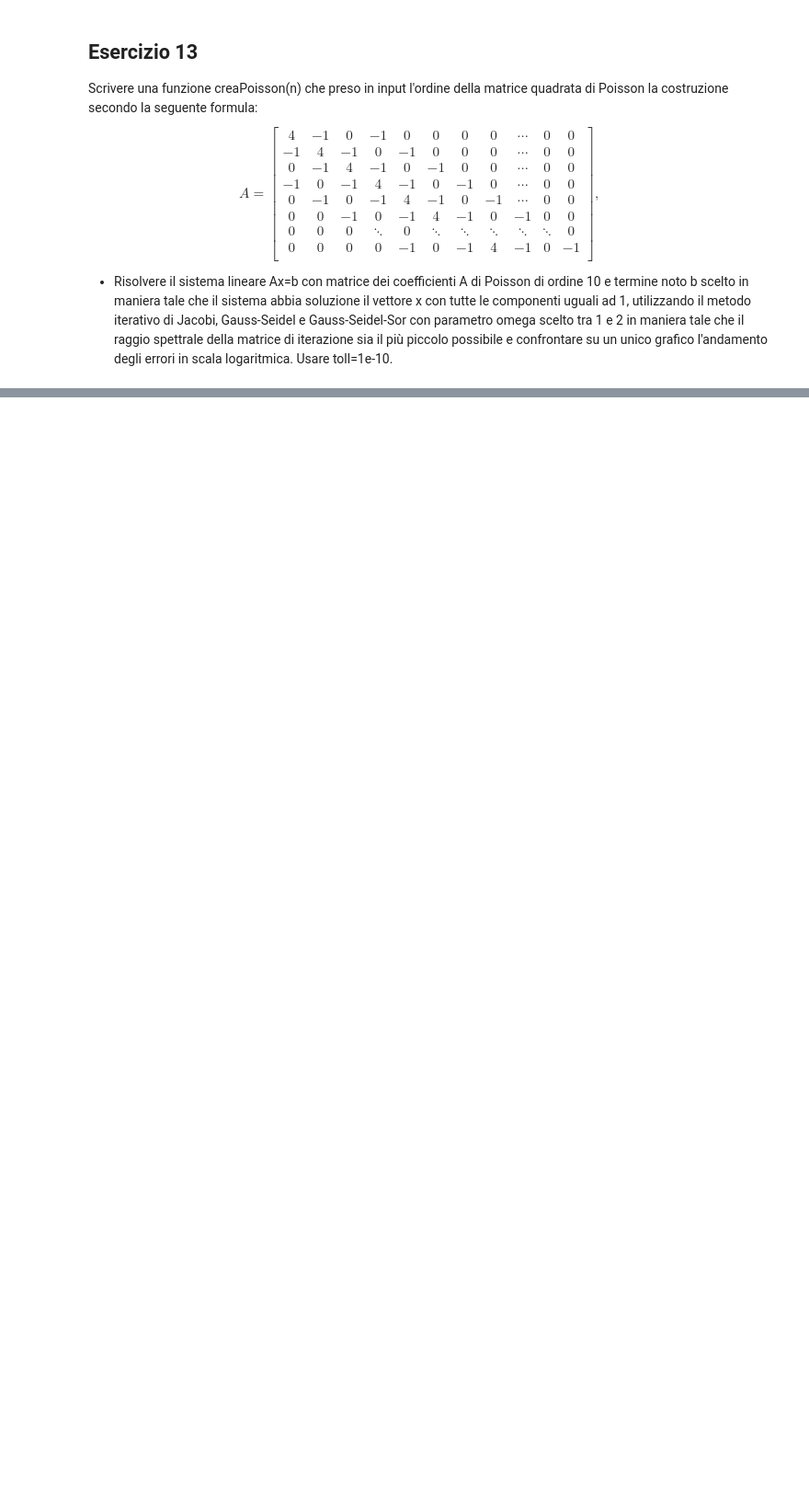
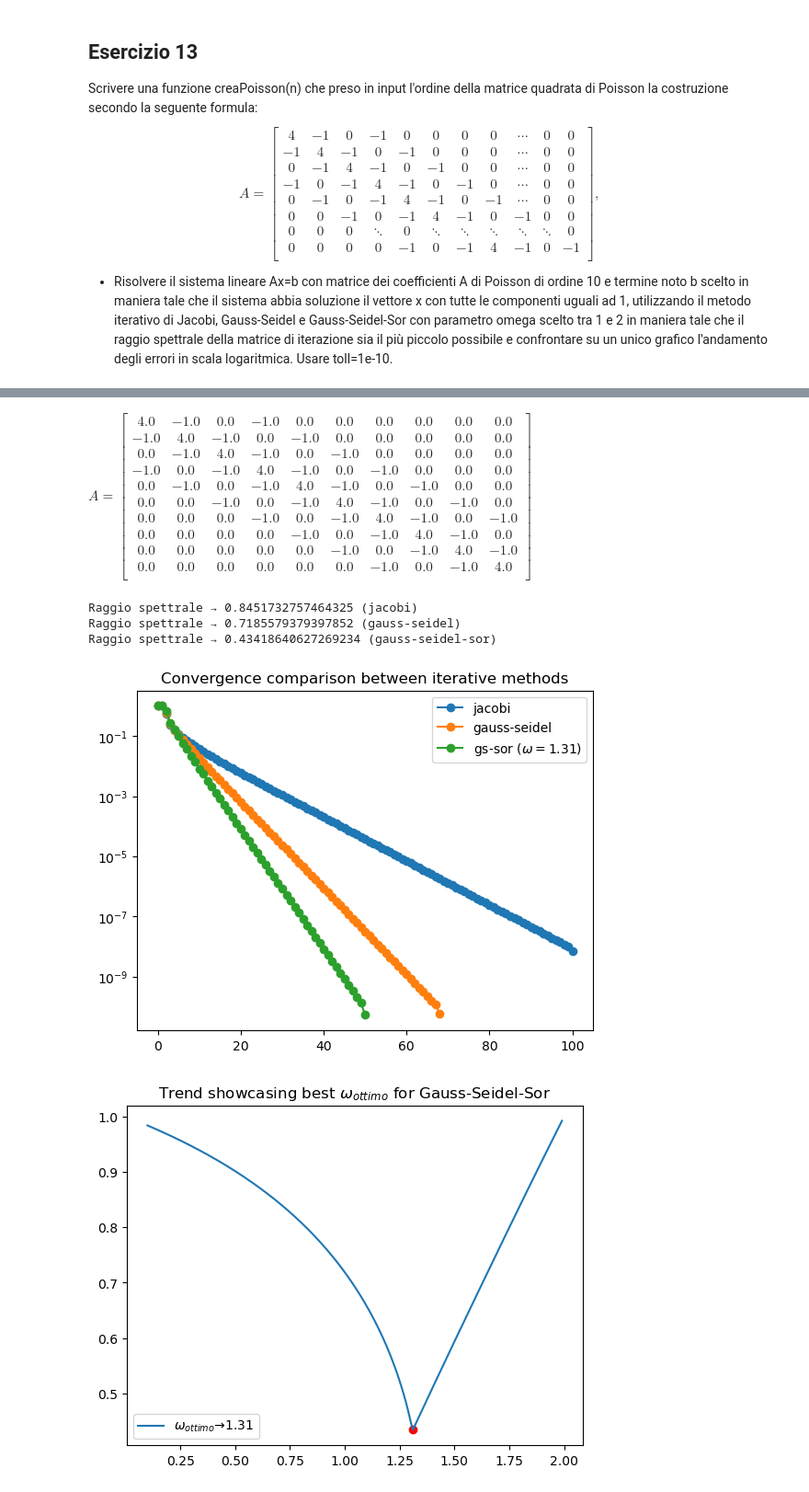
Before and after one commit to KeegTheBoi/metodi_numerici_es, a Jupyter notebook: Lecture 8/Esercitazione23_Aprile_2024.ipynb, the cells around one changed output, grey strips where cells are left out. Shown: that part at 92% size. Cells and saved outputs as stored; diff of their text form; code cells hidden in the pictures; blank space fills up the shorter version.

```diff
--- a/Lecture 8/Esercitazione23_Aprile_2024.ipynb
+++ b/Lecture 8/Esercitazione23_Aprile_2024.ipynb
@@ -541,3 +572,21 @@ Implementare un criterio di arresto per il procedimento iterativo in termini di
+# %%
+def plot_best_omega(*args):
+    i, m, x, y = args
+    plt.title(r"Trend showcasing best $\omega_{ottimo}$ for Gauss-Seidel-Sor")
+    plt.plot(x, y)
+    plt.scatter(i, m, color='red')
+    plt.legend([r"$\omega_{ottimo} → " + f"{i:.4}$"])
+    plt.show()
+# %%
+def gauss_seidel_sor(A,b, omega=5/4, x0=None, toll=1e-10, itmax=100):
+    F = np.triu(A, 1)
+    E = np.tril(A,-1)
+    M = A - F
+    D = A - (E + F)
+    omega, _, _, _ = min_omega(A)
+    Momg = D + omega * E
+    Nomg = (1-omega) * D - omega*F
+    return iterative(A, b, lambda x: (x + omega * ((Lsolve(M, b - F @ x) - x))), Momg, Nomg, 'gauss-seidel-sor')
 # %% [markdown]
 ## Esercizio 13
 Scrivere una funzione creaPoisson(n) che preso in input l'ordine della matrice quadrata di Poisson la costruzione secondo la seguente formula:
@@ -556,3 +605,17 @@ $$A =
  \right ], \qquad
 $$
 - Risolvere il sistema lineare Ax=b con matrice dei coefficienti A di Poisson di ordine 10 e termine noto b scelto in maniera tale che il sistema abbia soluzione il vettore x con tutte le componenti  uguali ad 1, utilizzando  il metodo iterativo di Jacobi, Gauss-Seidel e Gauss-Seidel-Sor con parametro omega scelto tra 1 e 2 in maniera tale che il raggio spettrale della matrice di iterazione sia il più piccolo possibile e confrontare su un unico grafico l'andamento degli errori in scala logaritmica. Usare toll=1e-10.
+# %%
+def creaPoisson(n):
+    A = np.identity(n) * 4
+    for i in range(1,4,2):
+        A -= np.eye(n, k=-i) + np.eye(n, k=i)
+    return A
+# %%
+A=creaPoisson(10)
+i, m, x, y = min_omega(A)
+
+methods = {'jacobi': jacobi, 'gauss-seidel': gauss_seidel, r'gs-sor ($\omega='+f"{i:.3}"+')$': gauss_seidel_sor}
+test_convergence(A, methods=methods)
+plot_best_omega(i, m, x, y)
+# %% [output]
@@ -558,0 +623,6 @@ $$
+$ A= \begin{bmatrix}4.0 & -1.0 & 0.0 & -1.0 & 0.0 & 0.0 & 0.0 & 0.0 & 0.0 & 0.0 \\ -1.0 & 4.0 & -1.0 & 0.0 & -1.0 & 0.0 & 0.0 & 0.0 & 0.0 & 0.0 \\ 0.0 & -1.0 & 4.0 & -1.0 & 0.0 & -1.0 & 0.0 & 0.0 & 0.0 & 0.0 \\ -1.0 & 0.0 & -1.0 & 4.0 & -1.0 & 0.0 & -1.0 & 0.0 & 0.0 & 0.0 \\ 0.0 & -1.0 & 0.0 & -1.0 & 4.0 & -1.0 & 0.0 & -1.0 & 0.0 & 0.0 \\ 0.0 & 0.0 & -1.0 & 0.0 & -1.0 & 4.0 & -1.0 & 0.0 & -1.0 & 0.0 \\ 0.0 & 0.0 & 0.0 & -1.0 & 0.0 & -1.0 & 4.0 & -1.0 & 0.0 & -1.0 \\ 0.0 & 0.0 & 0.0 & 0.0 & -1.0 & 0.0 & -1.0 & 4.0 & -1.0 & 0.0 \\ 0.0 & 0.0 & 0.0 & 0.0 & 0.0 & -1.0 & 0.0 & -1.0 & 4.0 & -1.0 \\ 0.0 & 0.0 & 0.0 & 0.0 & 0.0 & 0.0 & -1.0 & 0.0 & -1.0 & 4.0 \\ \end{bmatrix}$
+Raggio spettrale → 0.8451732757464325 (jacobi)
+Raggio spettrale → 0.7185579379397852 (gauss-seidel)
+Raggio spettrale → 0.43418640627269234 (gauss-seidel-sor)
+[figure, added]
+[figure, added]
```
Also changed, not shown: parts of 14 cells of this notebook, 1 other file.
